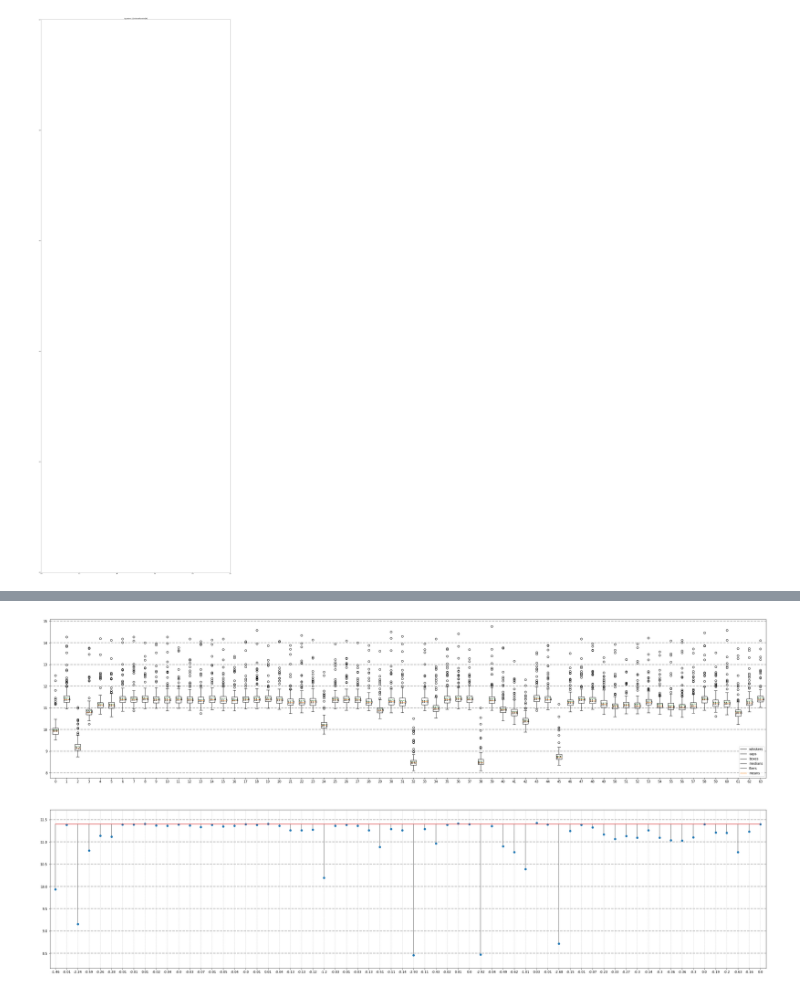
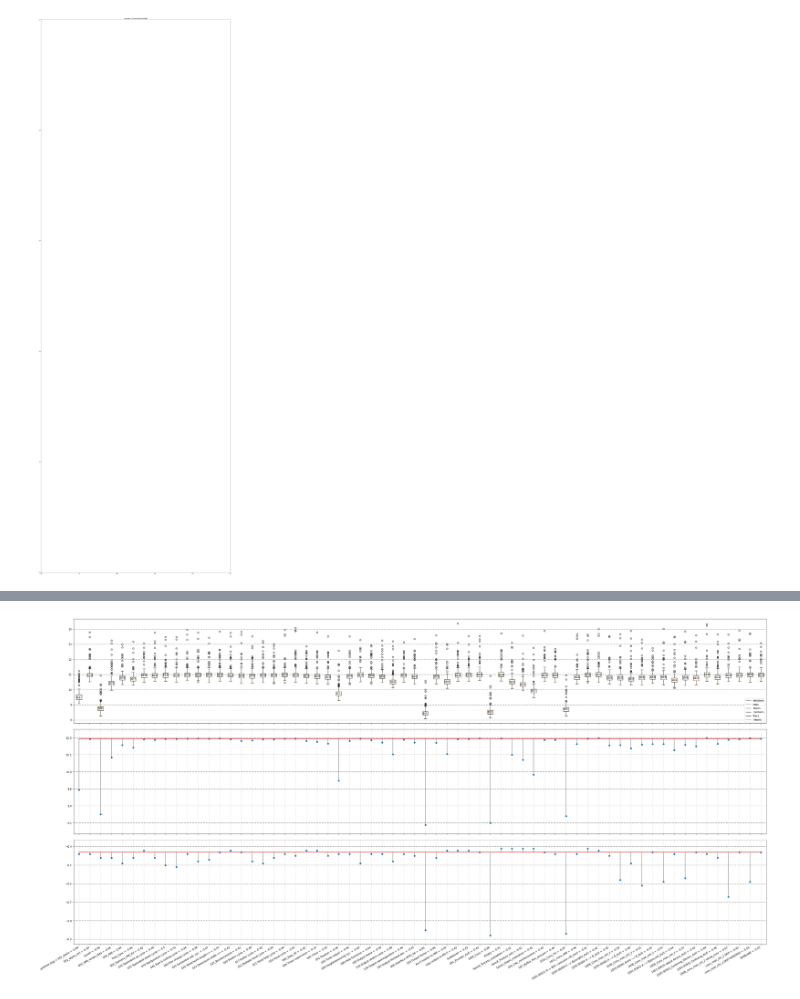
Before and after one commit to KennyKristiansen/Performance, a Jupyter notebook: boxplot.ipynb, the cells around one changed output, grey strips where cells are left out. Cells and saved outputs as stored; diff of their text form; code cells hidden in the pictures.

```diff
--- a/boxplot.ipynb
+++ b/boxplot.ipynb
@@ -97,7 +97,6 @@ import csv
 import pathlib
 
 file = "secondary_calls.csv"
-responseSize = 3
 data = []
 func = False
 with open(file) as plotValues:
@@ -146,7 +145,8 @@ plt.subplot(2, 1, 2)
 ax1.set_xlim(0)
 markerline, stemlines, baseline = plt.stem(
     line_y, bottom=line_y[63], linefmt='grey')
-print(f'Baseline 1 = {line_y[63]}')
+baseline_1 = line_y[63]
+print(f'Baseline 1 = {baseline_1}')
 difference = []
 for val in line_y:
     diff = val - line_y[63]
@@ -163,12 +163,74 @@ plt.show()
 
 
 file = "third_calls.csv"
-responseSize = 3
 data = []
 func = False
-func_description = ['profinet diag + 001_alarm', '002_alarm_ctrl', 'SaveX', "003_HMI_recipe_data", "004_HMI", "Time_Sync", "000_Siemens_HMI_EX", "076 Topmodule up cycle", "075 Topmodule down cycle", "070 Startposition cycle", "041 Seal & cutting cycle", "040 Film change cycle", "035 Suctionbox adj. cyc.", "024 Stretchunit length<>", "022 Stretchunit width <>", "025_Reinforcement", "020 Stretch cycle", "017 Buffer cycle", "012 Multiple hood cycle", "011 Hood help cycle", "010 Hood cycle", "088_Step_SV", "094 Timer supervision", "092 Timer", "091 Position", "093 Timer adjust", "009 Heightmeasuring cyc.", "080 Help functions", "100 Output frame",
-                    "120 Output stretch units", "130 Output openingsystem", "140 Output filmfeed dev.", "996 Interface HF05_06", "100 Output frame", "copy output to ASi-5", 'bubblesort', "091_Encoder_Asi5", "1000_Conv", "SaveX_Process_evaluation", "SaveX_Product_info", "SaveX_Alarm_evaluation", "190_Calc_reinforcement", "187_Buffer_film_amount", "1010_Conv_Hx", "1011_Conv_HMI", "1055-90011 A--> B(A-->pos,pos->B)_Asi5", "1055-90004 A --> B(Length)_Asi5", "1055-90002 A --> B_Asi5", "1008_Conv_man_ctrl_2", "1055-90002 A --> B_Asi5", "1008_Conv_man_ctrl_2", "1055-90001 A(int) --> B_Asi5", "1008_Conv_man_ctrl_2", "1051-00001 A --> B(pos,int)_Asi5", "1008_Conv_man_ctrl_2", "1051-00001 A --> B(pos,int)_Asi5", "1008_Conv_man_ctrl_2", "1051-00016 adjust device_Asi5", "1055-90503_Centering_Electric_Asi5", "1055-90501 Centering_Asi5", '1008_conv_man_ctrl_2 string_conv', 'conv_man_ctrl_2 SKIP', 'conv_man_ctrl_2 SKIP POINTERS','BASELINE']
-
+func_description = ['profinet diag + 001_alarm',    #0
+                    '002_alarm_ctrl',               #1
+                    'SaveX',                        #2
+                    "003_HMI_recipe_data",
+                    "004_HMI",                      #4
+                    "Time_Sync",
+                    "000_Siemens_HMI_EX",
+                    "076 Topmodule up cycle",
+                    "075 Topmodule down cycle",
+                    "070 Startposition cycle",      #9
+                    "041 Seal & cutting cycle",
+                    "040 Film change cycle",
+                    "035 Suctionbox adj. cyc.",
+                    "024 Stretchunit length<>",
+                    "022 Stretchunit width <>",     #14
+                    "025_Reinforcement",
+                    "020 Stretch cycle",
+                    "017 Buffer cycle",
+                    "012 Multiple hood cycle",
+                    "011 Hood help cycle",          #19
+                    "010 Hood cycle",
+                    "088_Step_SV",
+                    "094 Timer supervision",
+                    "092 Timer",
+                    "091 Position",                 #24
+                    "093 Timer adjust",
+                    "009 Heightmeasuring cyc.",
+                    "080 Help functions",
+                    "100 Output frame",
+                    "120 Output stretch units",    #29
+                    "130 Output openingsystem",
+                    "140 Output filmfeed dev.",
+                    "996 Interface HF05_06",
+                    "100 Output frame",
+                    "Asi-5 master to HMI",           #34
+                    "copy output to ASi-5",
+                    'bubblesort',
+                    "091_Encoder_Asi5",
+                    "1000_Conv",
+                    'Empty',                        #39
+                    "SaveX_Process_evaluation",
+                    "SaveX_Product_info",
+                    "SaveX_Alarm_evaluation",
+                    "190_Calc_reinforcement",
+                    "187_Buffer_film_amount",       #44
+                    "1010_Conv_Hx",
+                    "1011_Conv_HMI",
+                    "1055-90011 A--> B(A-->pos,pos->B)_Asi5",
+                    "1055-90004 A --> B(Length)_Asi5",
+                    "1055-90002 A --> B_Asi5",
+                    "1008_Conv_man_ctrl_2",                 #50
+                    "1055-90002 A --> B_Asi5",              #51
+                    "1008_Conv_man_ctrl_2",                 #52
+                    "1055-90001 A(int) --> B_Asi5",         #53
+                    "1008_Conv_man_ctrl_2",                 #54
+                    "1051-00001 A --> B(pos,int)_Asi5",     #55
+                    "1008_Conv_man_ctrl_2",                 #56
+                    "1051-00016 adjust device_Asi5",        #57
+                    "1055-90503_Centering_Electric_Asi5",   #58
+                    "1055-90501 Centering_Asi5",            #59
+                    '1008_conv_man_ctrl_2 string_conv',     #60
+                    'conv_man_ctrl_2 SKIP',                 #61
+                    'Conveyors all FALSE',        #62
+                    'BASELINE']                             #63
+if len(func_description) != 64:
+    raise "wrong func_description lenght"
 with open(file) as plotValues:
     func_list = []
     spamreader = csv.reader(plotValues, delimiter='\t', quotechar='|')
@@ -194,7 +256,7 @@ with open(file) as plotValues:
 # Plot tables
 fig1, ax1 = plt.subplots(sharey=True, sharex=True, figsize=(40, 20))
 ax1.axis('tight')
-plt.subplot(2, 1, 1)
+plt.subplot(3, 1, 1)
 labels, data = [*zip(*data[0].items())]
 bp = plt.boxplot(data, meanline=True, showmeans=True, bootstrap=5000)
 
@@ -212,11 +274,12 @@ plt.xticks(range(1, len(labels) + 1), labels)
 plt.grid(True, which='both', axis='y', linewidth=2, linestyle='--')
 plt.legend(res)
 
-plt.subplot(2, 1, 2)
+plt.subplot(3, 1, 2)
 ax1.set_xlim(0)
 markerline, stemlines, baseline = plt.stem(
     line_y, bottom=line_y[63], linefmt='grey')
-print(f'Baseline 2 = {line_y[63]}')
+baseline_2 = line_y[63]
+print(f'Baseline 2 = {baseline_2}')
 difference_b = []
 for val in line_y:
     diff = val - line_y[63]
@@ -226,20 +289,19 @@ plt.xticks(range(0, len(labels)), difference_b)
 plt.grid(True, which='both', axis='x', linewidth=0.5, linestyle='--')
 plt.grid(True, which='both', axis='y', linewidth=2, linestyle='--')
 plt.margins(x=0.008, y=0.1)
-plt.show()
 
 
-fig1, ax1 = plt.subplots(sharey=True, sharex=True, figsize=(40, 10))
-plt.subplot(1, 1, 1)
+plt.subplot(3, 1, 3)
 difference_sum = []
 for val in range(len(difference)):
-    float_val = difference_b[val] - difference[val]
+    float_val =  (difference[val] - baseline_1) -(difference_b[val] - baseline_2)
     float_val = '%.2f' % float_val
     difference_sum.append(float(float_val))
 
 labels_with_comment = []
 for i in range(len(difference_sum)):
-    labels_with_comment.append(func_description[i] + ' = ' + str(difference_sum[i]))
+    labels_with_comment.append(
+        func_description[i] + ' = ' + str(difference_sum[i]))
 labels_with_comment = tuple(labels_with_comment)
 
 plt.stem(difference_sum, bottom=difference_sum[63], linefmt='grey')
@@ -251,5 +313,6 @@ plt.grid(True, which='both', axis='y', linewidth=2, linestyle='--')
 plt.margins(x=0.008, y=0.1)
 plt.tight_layout(pad=1, w_pad=1.0, h_pad=2)
 plt.show()
-print(f'{sum(difference_b[46:59])}')
+for row in range(len(difference)):
+    print(f'func {func_description[row]} diff: {difference_sum[row]}')
 # %% [output]
@@ -260 +323 @@ Baseline 2 = 11.3959175
-[figure, old version]
+[figure, new version]
```
Also changed, not shown: parts of 2 cells of this notebook, 4 other files.
